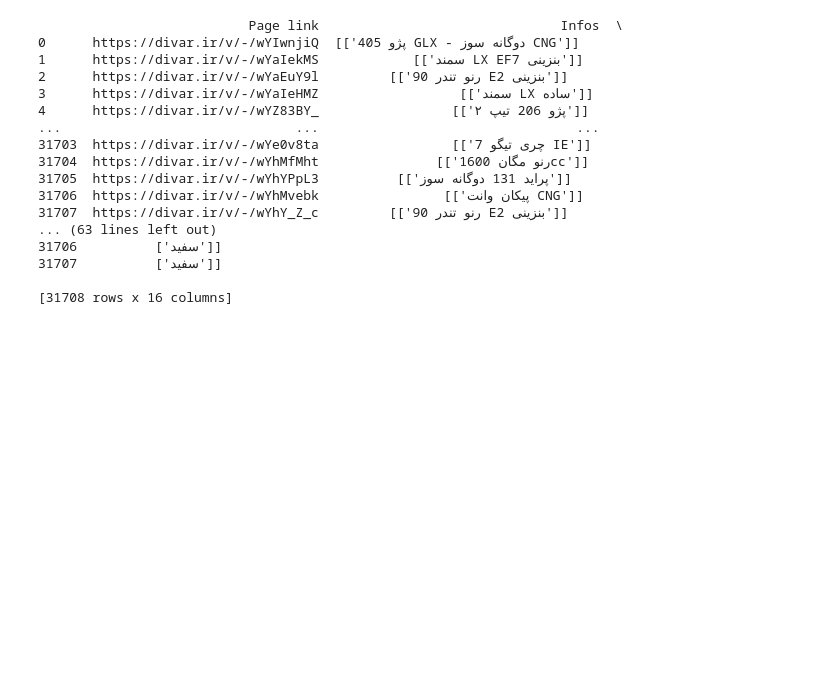
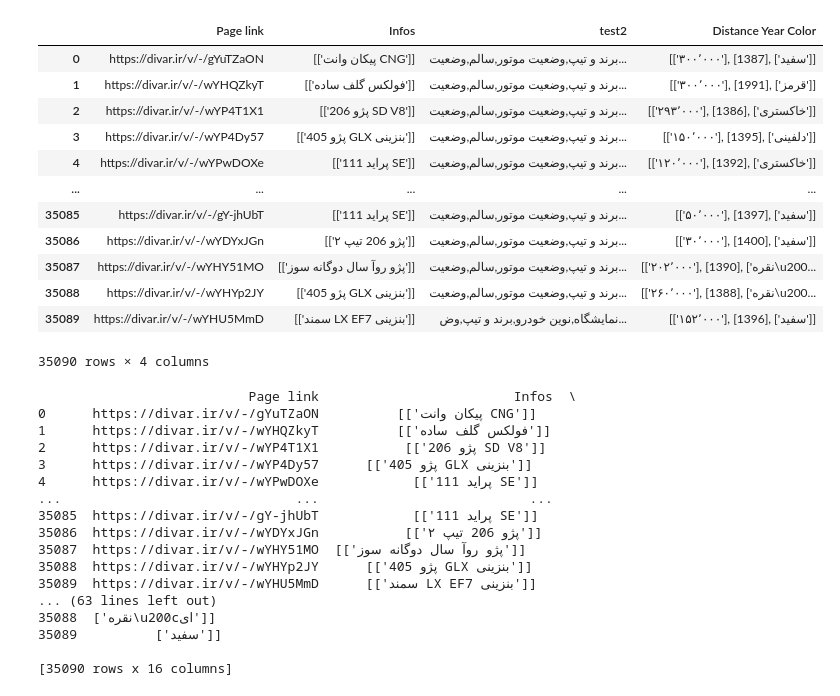
Before and after one commit to saeedbaninosrat/Divar-Scraping, a Jupyter notebook: scrapy/divar/Cleaning/Data-Cleaner.ipynb, the cells around one changed output. Drawn from its saved outputs; the diff is of its cells as text; code cells hidden in the pictures; blank space fills up the shorter version.

```diff
--- a/scrapy/divar/Cleaning/Data-Cleaner.ipynb
+++ b/scrapy/divar/Cleaning/Data-Cleaner.ipynb
@@ -1,15 +1,25 @@
 # %%
 import pandas as pd
 import re
-df = pd.read_csv(r'./19sep.csv', encoding='utf8')
+filename = "26sepliara - Copy"
+df = pd.read_csv(r'./%s.csv'%filename, encoding='utf8')
 df = pd.DataFrame(df)
+df
+# %% [output]
+|  | Page link | Infos | test2 | Distance Year Color |
+| 0 | https://divar.ir/v/-/gYuTZaON | [['پیکان وانت CNG']] | برند و تیپ,وضعیت موتور,سالم,وضعیت... | [['۳۰۰٬۰۰۰'], [1387], ['سفید']] |
+| 1 | https://divar.ir/v/-/wYHQZkyT | [['فولکس گلف ساده']] | برند و تیپ,وضعیت موتور,سالم,وضعیت... | [['۳۰۰٬۰۰۰'], [1991], ['قرمز']] |
+| 2 | https://divar.ir/v/-/wYP4T1X1 | [['پژو 206 SD V8']] | برند و تیپ,وضعیت موتور,سالم,وضعیت... | [['۲۹۳٬۰۰۰'], [1386], ['خاکستری']] |
+| 3 | https://divar.ir/v/-/wYP4Dy57 | [['پژو 405 GLX بنزینی']] | برند و تیپ,وضعیت موتور,سالم,وضعیت... | [['۱۵۰٬۰۰۰'], [1395], ['دلفینی']] |
+| 4 | https://divar.ir/v/-/wYPwDOXe | [['پراید 111 SE']] | برند و تیپ,وضعیت موتور,سالم,وضعیت... | [['۱۲۰٬۰۰۰'], [1392], ['خاکستری']] |
+| ... | ... | ... | ... | ... |
+| 35085 | https://divar.ir/v/-/gY-jhUbT | [['پراید 111 SE']] | برند و تیپ,وضعیت موتور,سالم,وضعیت... | [['۵۰٬۰۰۰'], [1397], ['سفید']] |
+| 35086 | https://divar.ir/v/-/wYDYxJGn | [['پژو 206 تیپ ۲']] | برند و تیپ,وضعیت موتور,سالم,وضعیت... | [['۳۰٬۰۰۰'], [1400], ['سفید']] |
+| 35087 | https://divar.ir/v/-/wYHY51MO | [['پژو روآ سال دوگانه سوز']] | برند و تیپ,وضعیت موتور,سالم,وضعیت... | [['۲۰۲٬۰۰۰'], [1390], ['نقره\u200... |
+| 35088 | https://divar.ir/v/-/wYHYp2JY | [['پژو 405 GLX بنزینی']] | برند و تیپ,وضعیت موتور,سالم,وضعیت... | [['۲۶۰٬۰۰۰'], [1388], ['نقره\u200... |
+| 35089 | https://divar.ir/v/-/wYHU5MmD | [['سمند LX EF7 بنزینی']] | نمایشگاه,نوین خودرو,برند و تیپ,وض... | [['۱۵۲٬۰۰۰'], [1396], ['سفید']] |
+35090 rows × 4 columns
 # %%
-
-# print(df.test2)
-
-# df = df['test2']
-
-# print(len(df.index))
 show = []
 motor = []
 chassis = []
@@ -23,7 +33,7 @@ distance = []
 year = []
 color = []
 
-for i in range(31708):
+for i in range(len(df.index)):
     dyc = re.findall(r"(.*), (.*), (.*)", df['Distance Year Color'][i])
     distance.append(dyc[0][0])
     year.append(dyc[0][1])
@@ -58,23 +68,23 @@ df['رنگ'] = color
 print(df)
 # type(df)
 # %% [output]
-                           Page link                               Infos  \
-0      https://divar.ir/v/-/wYIwnjiQ  [['پژو 405 GLX - دوگانه سوز CNG']]
-1      https://divar.ir/v/-/wYaIekMS            [['سمند LX EF7 بنزینی']]
-2      https://divar.ir/v/-/wYaEuY9l         [['رنو تندر 90 E2 بنزینی']]
-3      https://divar.ir/v/-/wYaIeHMZ                  [['سمند LX ساده']]
-4      https://divar.ir/v/-/wYZ83BY_                 [['پژو 206 تیپ ۲']]
-...                              ...                                 ...
-31703  https://divar.ir/v/-/wYe0v8ta                 [['چری تیگو 7 IE']]
-31704  https://divar.ir/v/-/wYhMfMht               [['رنو مگان 1600cc']]
-31705  https://divar.ir/v/-/wYhYPpL3          [['پراید 131 دوگانه سوز']]
-31706  https://divar.ir/v/-/wYhMvebk                [['پیکان وانت CNG']]
-31707  https://divar.ir/v/-/wYhY_Z_c         [['رنو تندر 90 E2 بنزینی']]
+                           Page link                         Infos  \
+0      https://divar.ir/v/-/gYuTZaON          [['پیکان وانت CNG']]
+1      https://divar.ir/v/-/wYHQZkyT          [['فولکس گلف ساده']]
+2      https://divar.ir/v/-/wYP4T1X1           [['پژو 206 SD V8']]
+3      https://divar.ir/v/-/wYP4Dy57      [['پژو 405 GLX بنزینی']]
+4      https://divar.ir/v/-/wYPwDOXe            [['پراید 111 SE']]
+...                              ...                           ...
+35085  https://divar.ir/v/-/gY-jhUbT            [['پراید 111 SE']]
+35086  https://divar.ir/v/-/wYDYxJGn           [['پژو 206 تیپ ۲']]
+35087  https://divar.ir/v/-/wYHY51MO  [['پژو روآ سال دوگانه سوز']]
+35088  https://divar.ir/v/-/wYHYp2JY      [['پژو 405 GLX بنزینی']]
+35089  https://divar.ir/v/-/wYHU5MmD      [['سمند LX EF7 بنزینی']]
 ... (63 lines left out)
-31706          ['سفید']]
-31707          ['سفید']]
+35088  ['نقره\u200cای']]
+35089          ['سفید']]
 
-[31708 rows x 16 columns]
+[35090 rows x 16 columns]
 # %%
 df = df.drop('Distance Year Color', axis=1)
 df = df.drop('test2', axis=1)
```
Also changed, not shown: parts of 2 cells of this notebook, 29 other files.
